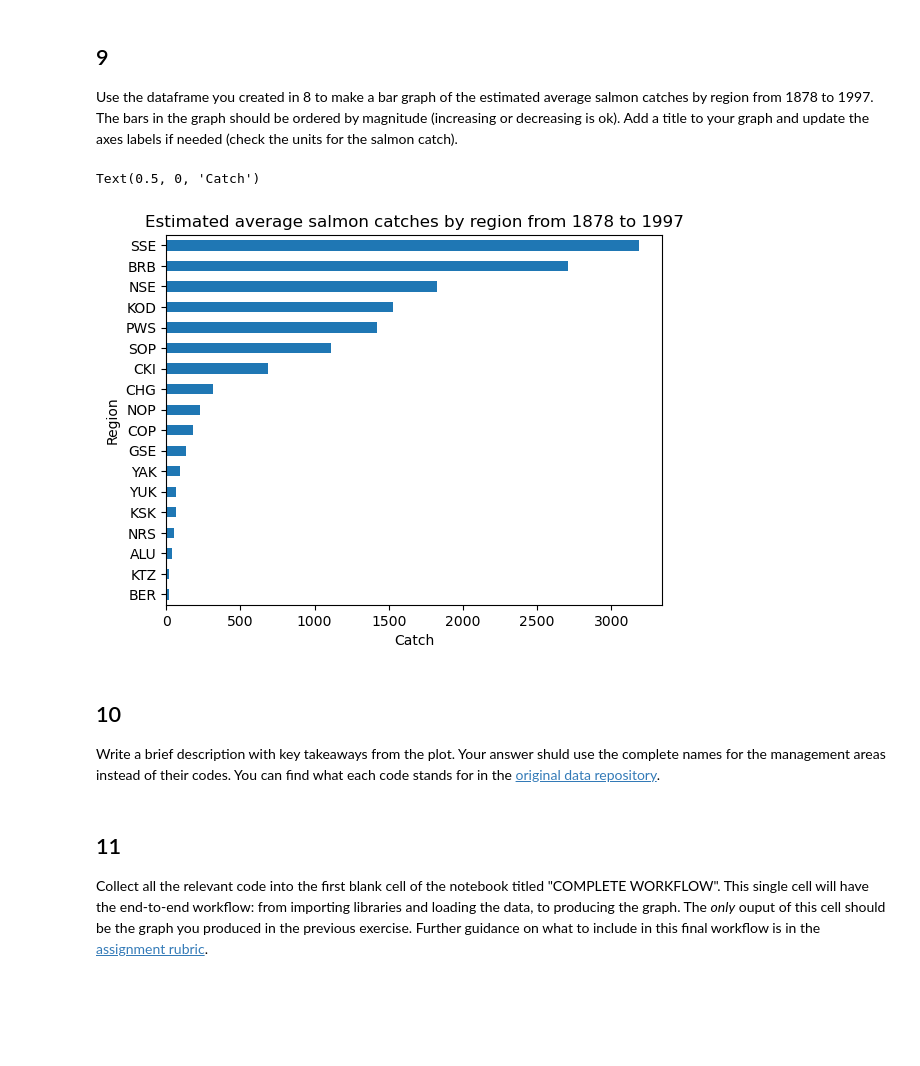
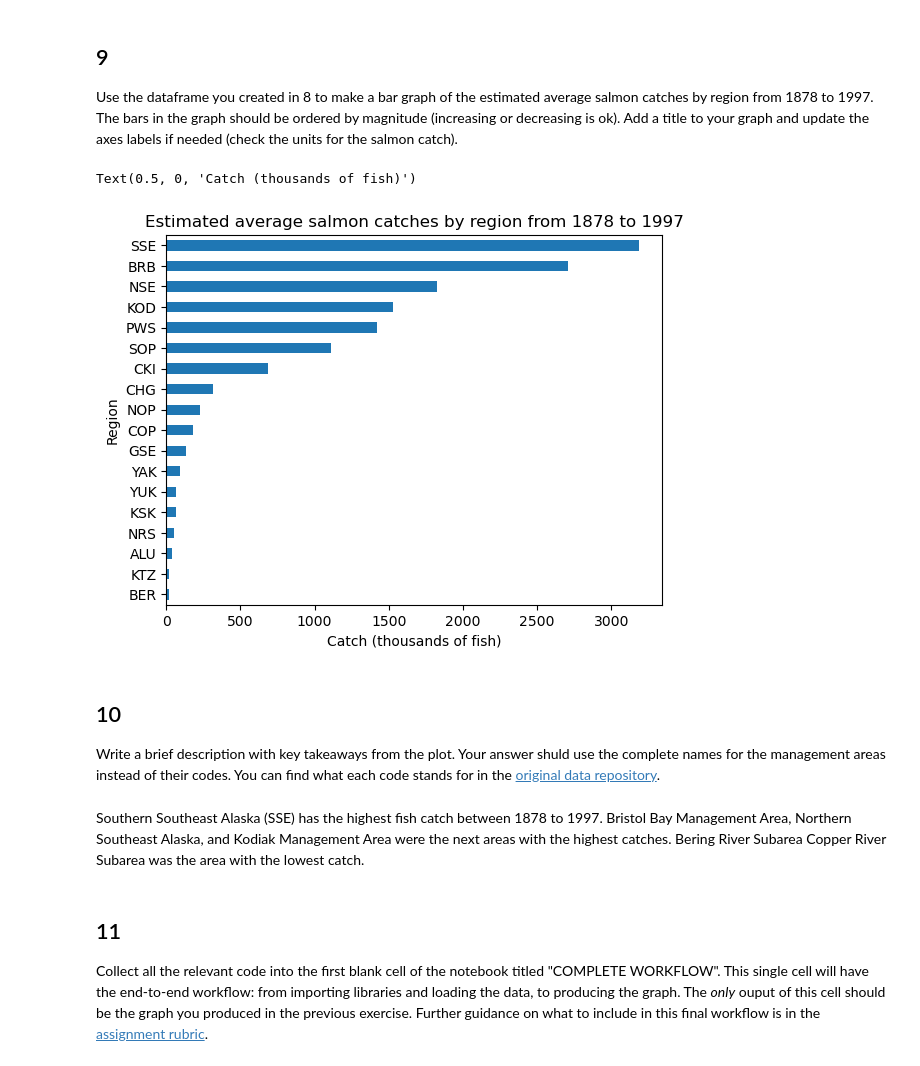
Before and after one commit to haylee360/eds220-hwk2, a Jupyter notebook: hwk2-task2-salmon-oyler.ipynb, the cells around one changed output. Drawn from its saved outputs; the diff is of its cells as text; code cells hidden in the pictures; blank space fills up the shorter version.

Commit message:
Add comments on final graph

```diff
--- a/hwk2-task2-salmon-oyler.ipynb
+++ b/hwk2-task2-salmon-oyler.ipynb
@@ -268,15 +268,16 @@ Name: Catch, dtype: float64
 
 Use the dataframe you created in 8 to make a bar graph of the estimated average salmon catches by region from 1878 to 1997. The bars in the graph should be ordered by magnitude (increasing or decreasing is ok). Add a title  to your graph and update the axes labels if needed (check the units for the salmon catch).
 # %%
+# Plot of average salmon catches by region
 (avg_region.sort_values()
              .plot(kind='barh',
                    title = 'Estimated average salmon catches by region from 1878 to 1997',
                    xlabel = 'Region')
-             .set_xlabel(xlabel = 'Catch')
+             .set_xlabel(xlabel = 'Catch (thousands of fish)')
 )
 # %% [output]
-Text(0.5, 0, 'Catch')
+Text(0.5, 0, 'Catch (thousands of fish)')
-[figure, old version]
+[figure, new version]
 # %% [markdown]
 <!-- END QUESTION -->
 
@@ -285,6 +286,9 @@ Text(0.5, 0, 'Catch')
 ## 10
 
 Write a brief description with key takeaways from the plot. Your answer shuld use the complete names for the management areas instead of their codes. You can find what each code stands for in the [original data repository](https://knb.ecoinformatics.org/view/df35b.304.2#df35b.303.1).
+# %% [markdown]
+Southern Southeast Alaska (SSE) has the highest fish catch between 1878 to 1997.
+Bristol Bay Management Area, Northern Southeast Alaska, and Kodiak Management Area were the next areas with the highest catches. Bering River Subarea Copper River Subarea was the area with the lowest catch.
 # %% [markdown]
 ## 11
 
```
Also changed, not shown: parts of 3 cells of this notebook, 1 other file.
